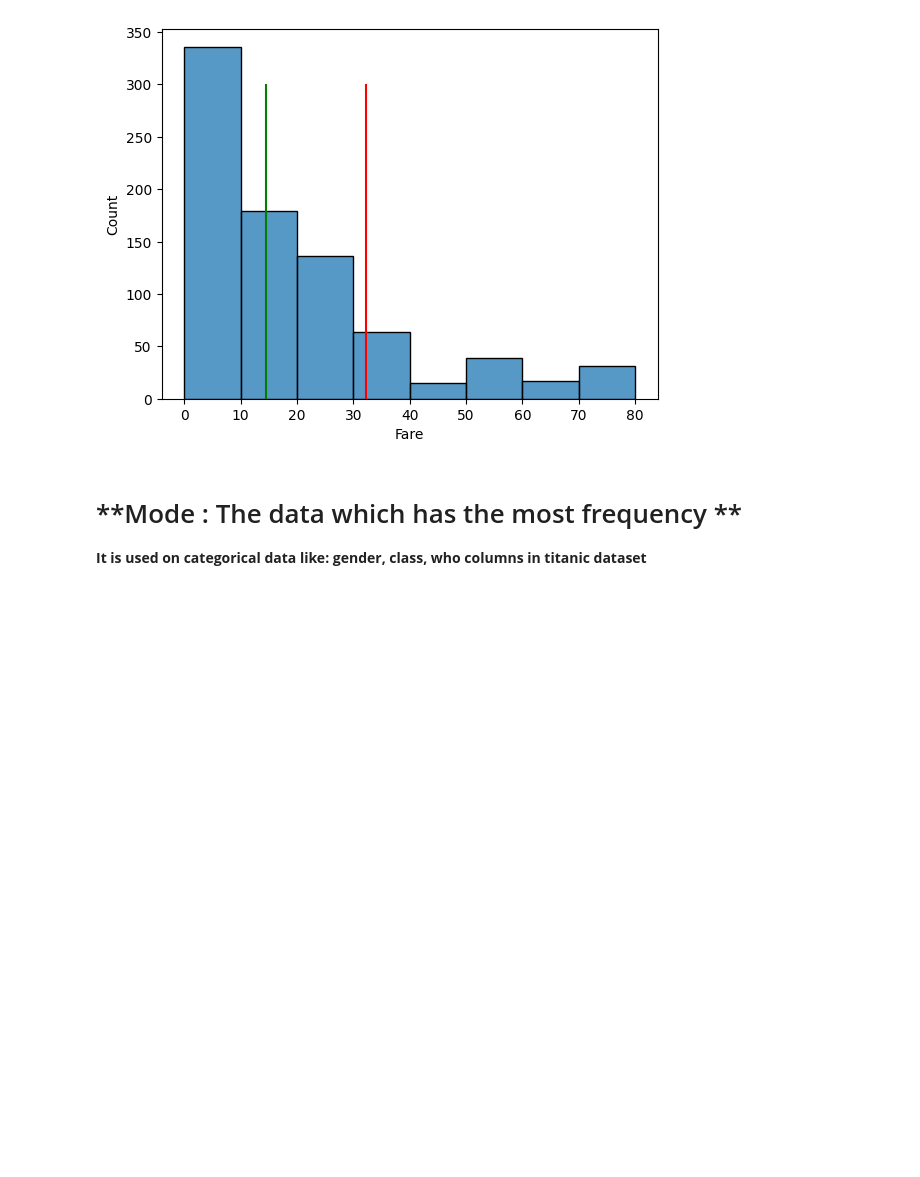
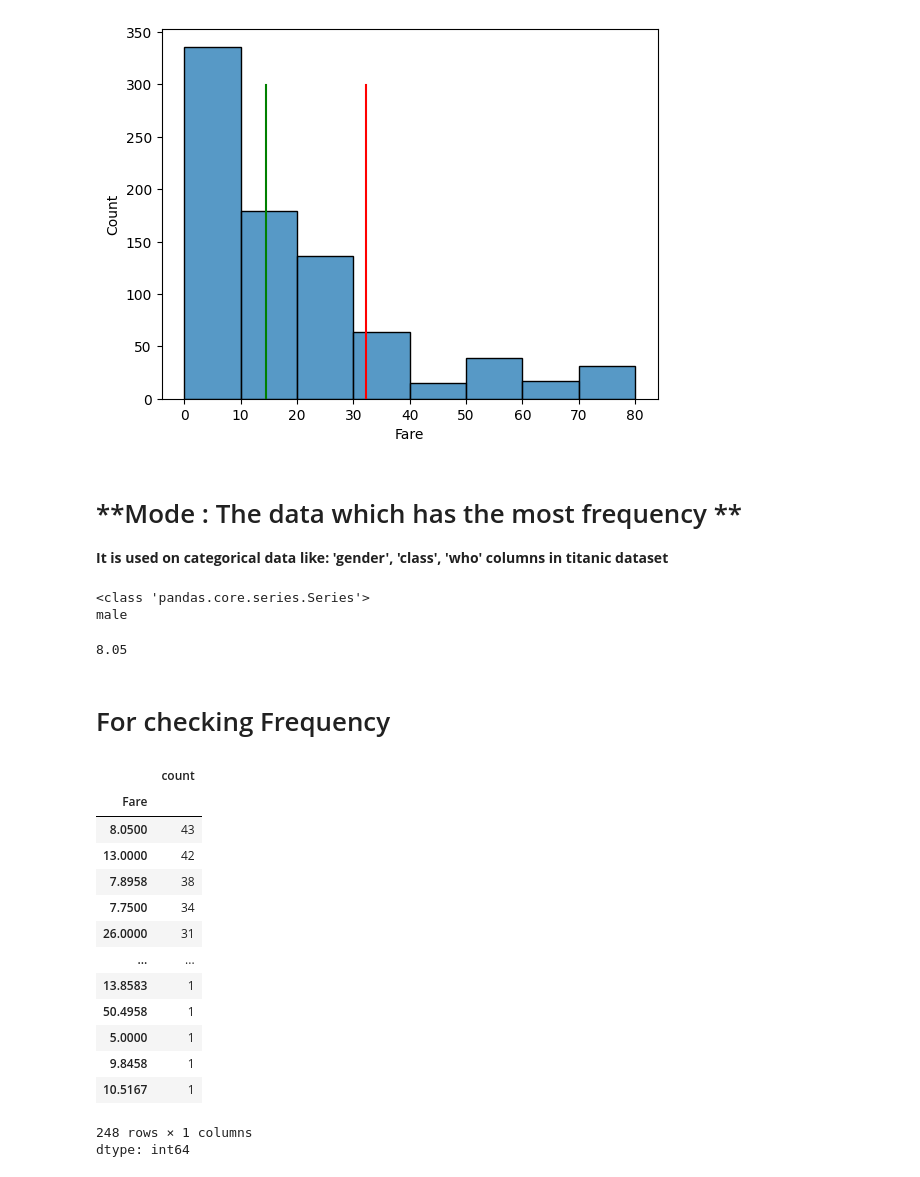
Before and after one commit to Ahiraf/Data_Science_Basics, a Jupyter notebook: Mean_Median_Mode.ipynb, the cells around one changed output. Saved outputs shown, nothing was run; the diff lists cells and outputs as text; code cells hidden in the pictures; blank space fills up the shorter version.

```diff
--- a/Mean_Median_Mode.ipynb
+++ b/Mean_Median_Mode.ipynb
@@ -159,4 +159,36 @@ plt.show()
 [figure]
 # %% [markdown]
 # **Mode : The data which has the most frequency **
-**It is used on categorical data like: gender, class, who columns in titanic dataset**
+**It is used on categorical data like: 'gender', 'class', 'who' columns in titanic dataset**
+# %%
+mo = dataset["Sex"].mode()
+print(type(dataset["Sex"].mode()))  # As it is Series type only one element from this Series should be print
+print(mo[0])
+# %% [output]
+<class 'pandas.core.series.Series'>
+male
+# %%
+mo1 = dataset["Fare"].mode()[0]
+print(mo1)
+# %% [output]
+8.05
+# %% [markdown]
+# For checking Frequency
+# %%
+dataset["Fare"].value_counts() # Most frequency is 43 of 8.0500
+# %% [output]
+|  | count |
+| Fare |  |
+| 8.0500 | 43 |
+| 13.0000 | 42 |
+| 7.8958 | 38 |
+| 7.7500 | 34 |
+| 26.0000 | 31 |
+| ... | ... |
+| 13.8583 | 1 |
+| 50.4958 | 1 |
+| 5.0000 | 1 |
+| 9.8458 | 1 |
+| 10.5167 | 1 |
+248 rows × 1 columns
+dtype: int64
```
Also changed, not shown: parts of 2 cells of this notebook.
